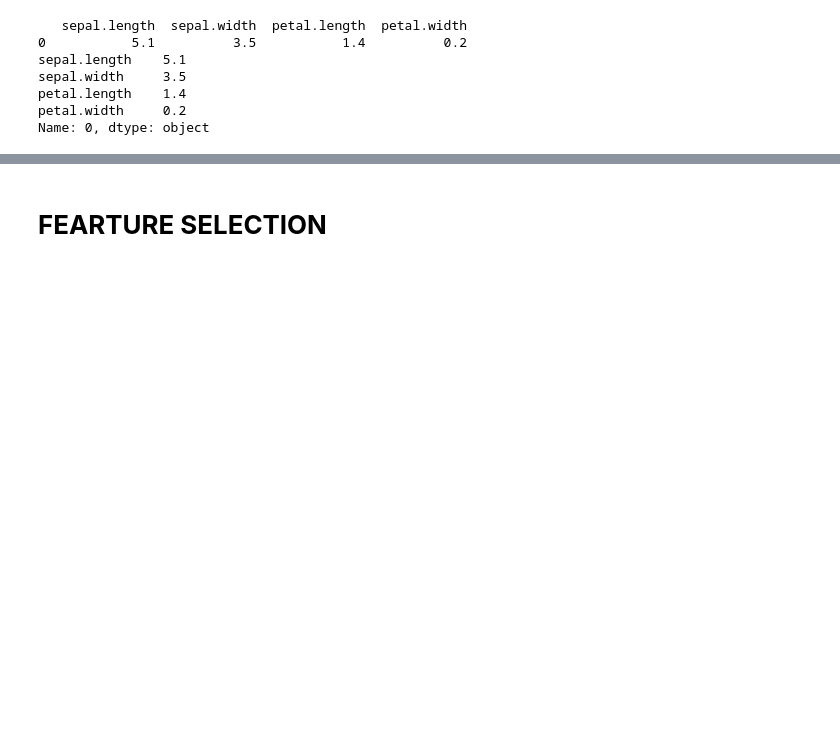
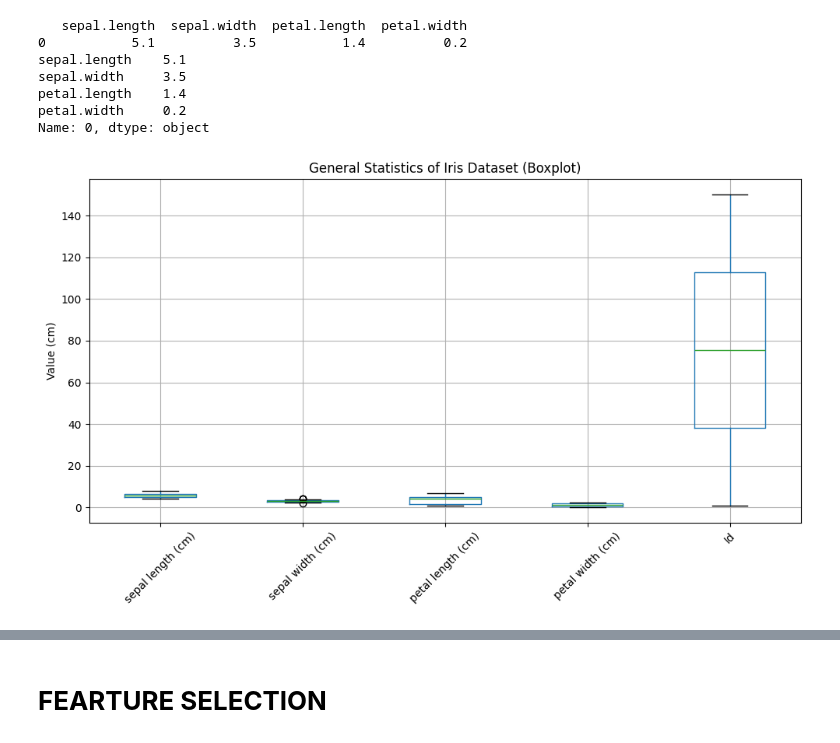
Before and after one commit to karthik-1311/Machine-Learning, a Jupyter notebook: MLlab.ipynb, the cells around one changed output, grey strips where cells are left out. Drawn from its saved outputs; the diff is of its cells as text; code cells hidden in the pictures; blank space fills up the shorter version.

```diff
--- a/MLlab.ipynb
+++ b/MLlab.ipynb
@@ -337,3 +453,23 @@ sepal.width     3.5
 petal.length    1.4
 petal.width     0.2
 Name: 0, dtype: object
+# %%
+#8
+from sklearn.datasets import load_iris
+import pandas as pd
+import matplotlib.pyplot as plt
+
+# Add species for better analysis
+df['species'] = pd.Categorical.from_codes(iris.target, iris.target_names)
+
+# Plot general statistics using boxplots
+plt.figure(figsize=(10, 6))
+df.drop('species', axis=1).boxplot()
+plt.title("General Statistics of Iris Dataset (Boxplot)")
+plt.ylabel("Value (cm)")
+plt.xticks(rotation=45)
+plt.grid(True)
+plt.tight_layout()
+plt.show()
+# %% [output]
+[figure, added]
```
Also changed, not shown: parts of 14 cells of this notebook.
